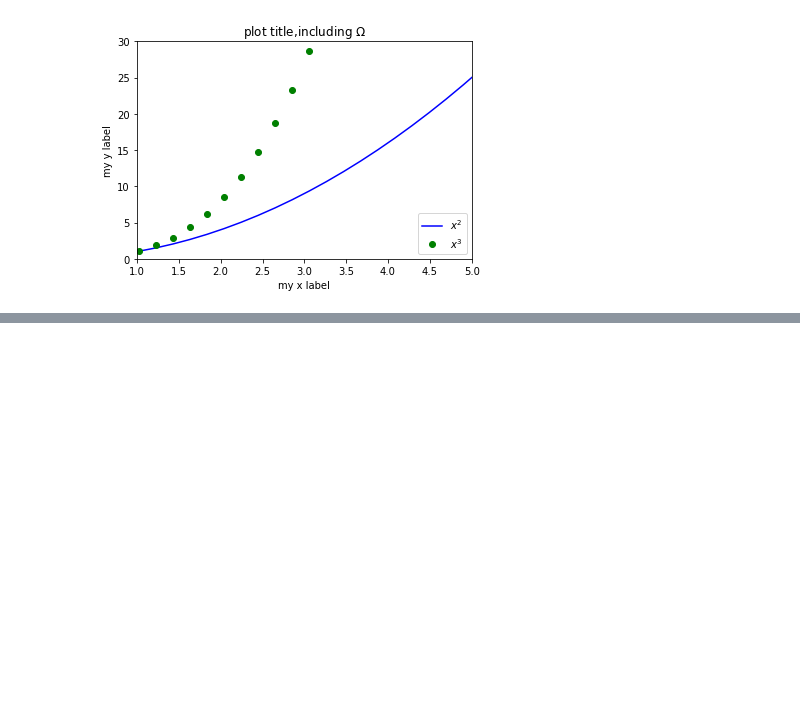
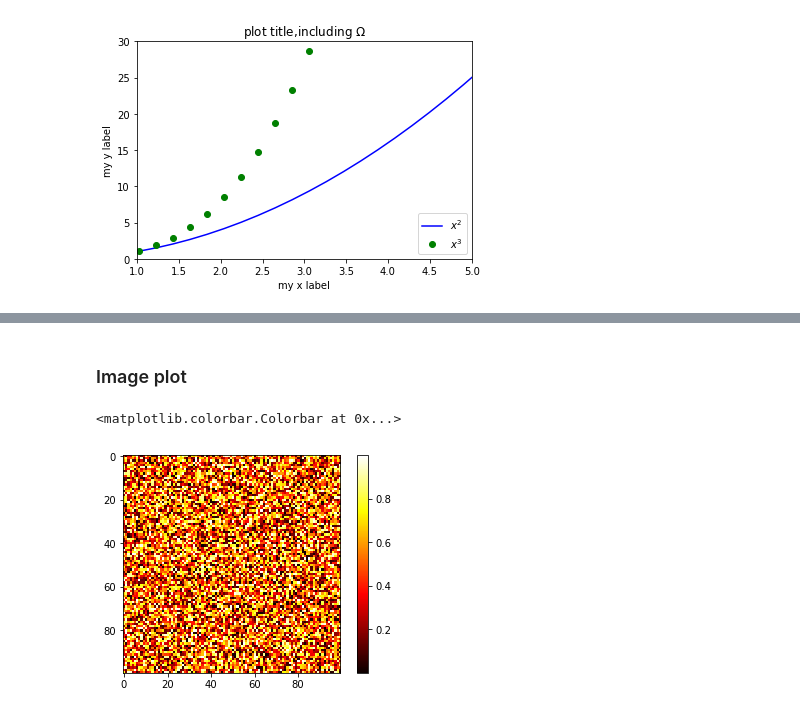
Before and after one commit to jaivrat/python_codes, a Jupyter notebook: learn/notebooks/matplotlib-tutorial.ipynb, the cells around one changed output, grey strips where cells are left out. Saved outputs shown, nothing was run; the diff lists cells and outputs as text; code cells hidden in the pictures; blank space fills up the shorter version.

```diff
--- a/learn/notebooks/matplotlib-tutorial.ipynb
+++ b/learn/notebooks/matplotlib-tutorial.ipynb
@@ -74,0 +106,10 @@ plt.show()
+# %% [markdown]
+### Image plot
+# %%
+A = np.random.random((100, 100))
+plt.imshow(A)
+plt.hot()
+plt.colorbar()
+# %% [output]
+<matplotlib.colorbar.Colorbar at 0x...>
+[figure, added]
```
Also changed, not shown: parts of 5 cells of this notebook.
